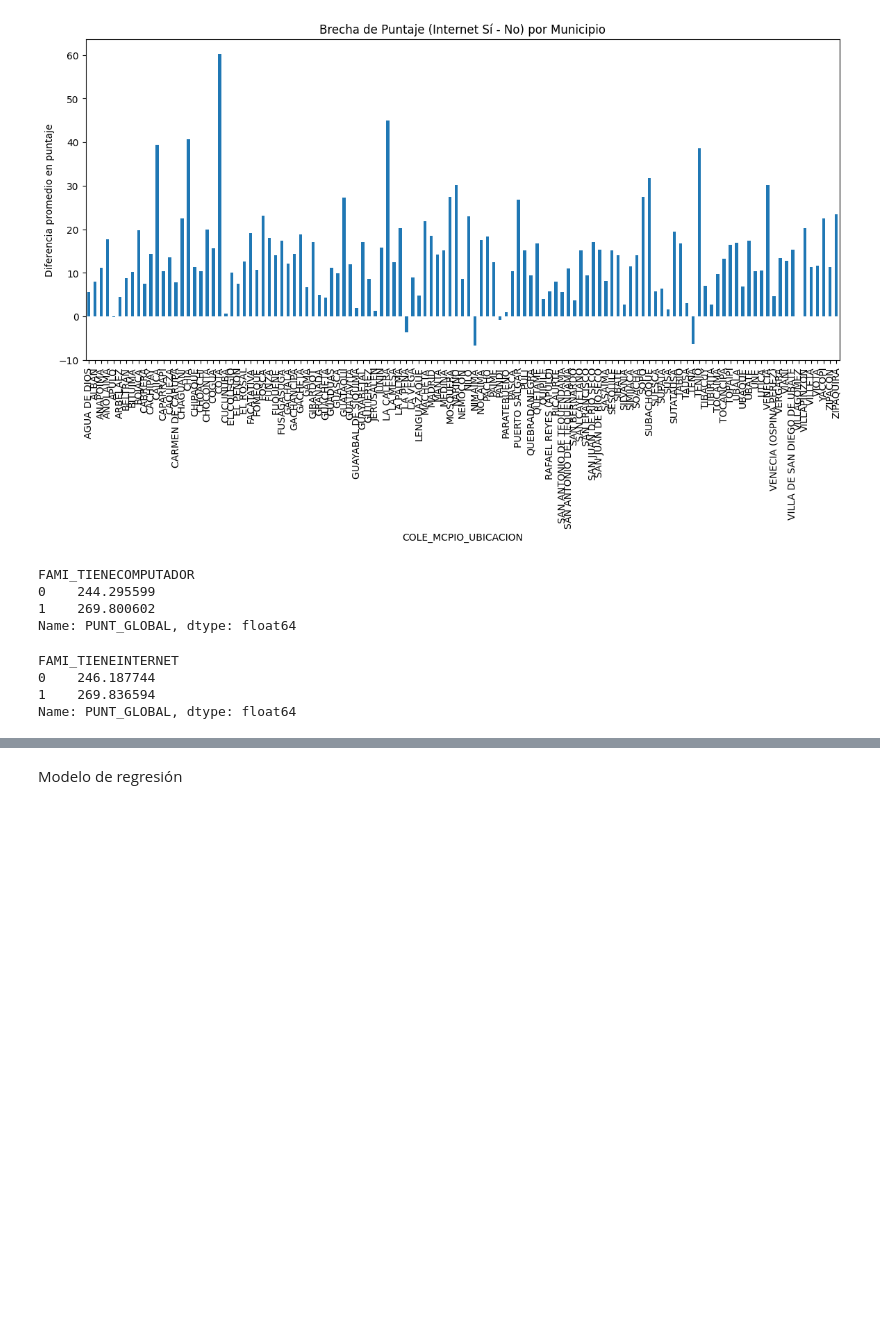
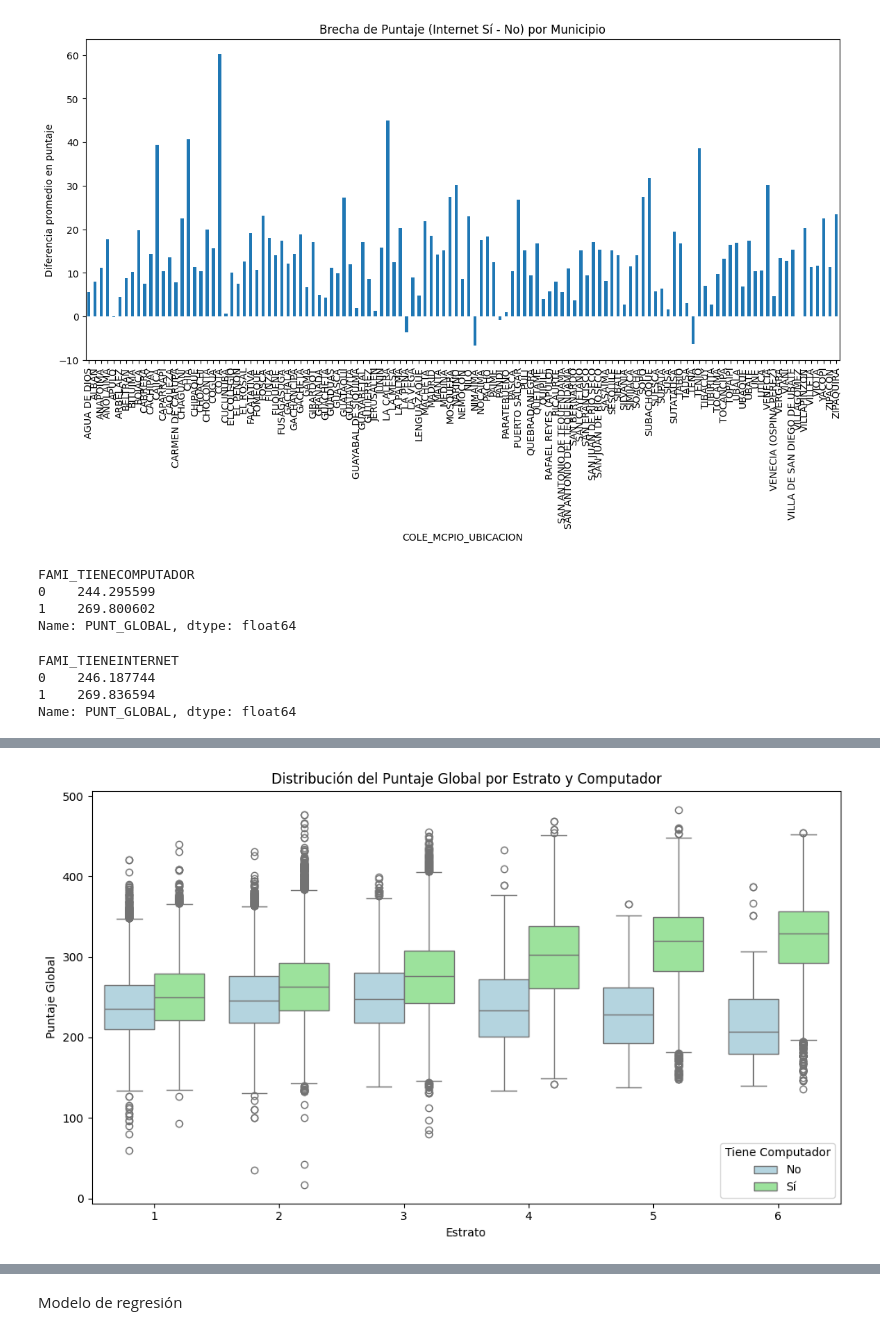
Before and after one commit to isabellagomez2003-sys/Proyecto-1, a Jupyter notebook: Soporte3_FuentesDeAnalisis_Pregunta2.ipynb, the cells around one changed output, grey strips where cells are left out. Saved outputs shown, nothing was run; the diff lists cells and outputs as text; code cells hidden in the pictures; blank space fills up the shorter version.

```diff
--- a/Soporte3_FuentesDeAnalisis_Pregunta2.ipynb
+++ b/Soporte3_FuentesDeAnalisis_Pregunta2.ipynb
@@ -185,0 +180,24 @@ plt.show()
+# %%
+#box plot
+plt.figure(figsize=(10,6))
+
+ax = sns.boxplot(
+    data=df_limpio,
+    x="FAMI_ESTRATOVIVIENDA",
+    y="PUNT_GLOBAL",
+    hue="FAMI_TIENECOMPUTADOR",
+    palette={0: "lightblue", 1: "lightgreen"}
+)
+
+plt.title("Distribución del Puntaje Global por Estrato y Computador")
+plt.xlabel("Estrato")
+plt.ylabel("Puntaje Global")
+
+# Corregir leyenda
+handles, labels = ax.get_legend_handles_labels()
+ax.legend(handles, ["No", "Sí"], title="Tiene Computador")
+
+plt.tight_layout()
+plt.show()
+# %% [output]
+[figure, added]
```
Also changed, not shown: parts of 10 cells of this notebook, 1 other file.
